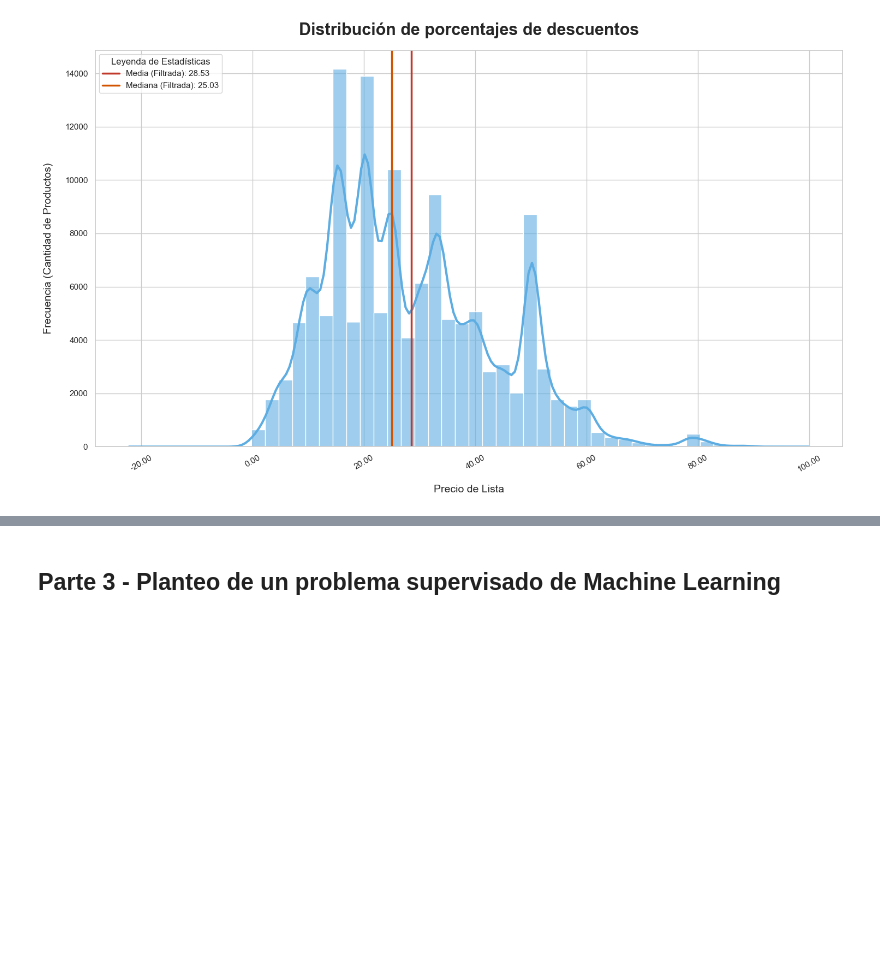
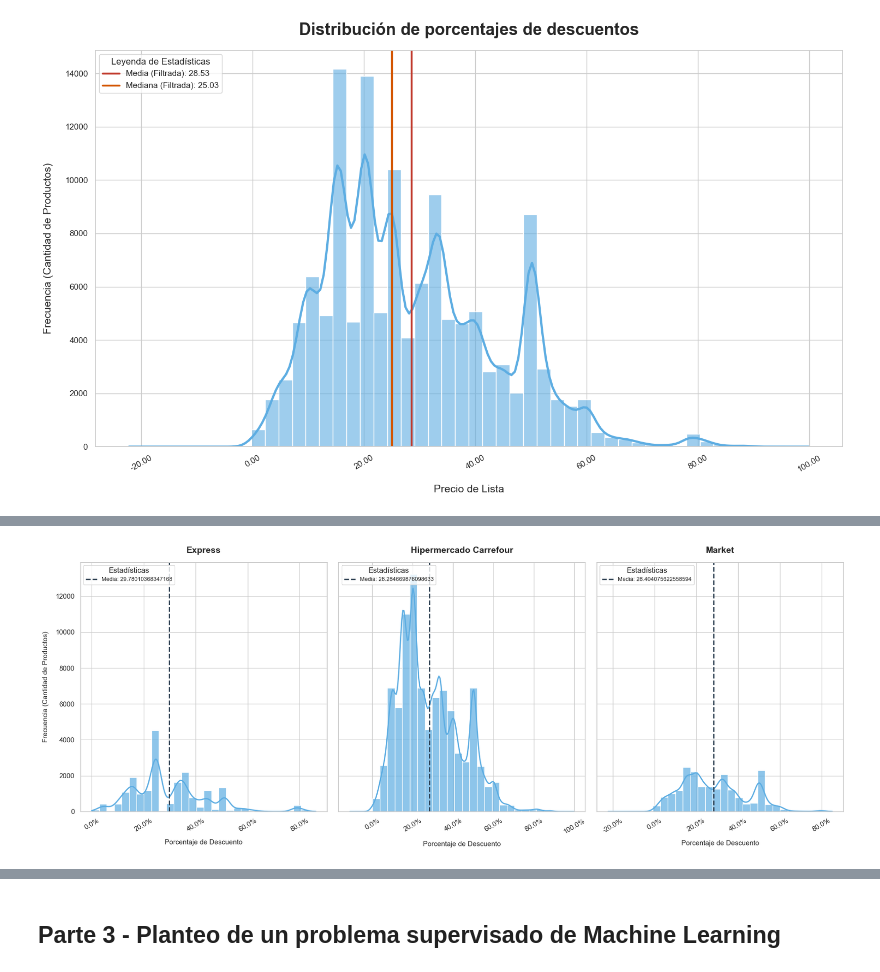
Before and after one commit to Nahuel-Otonelo/Analisis_de_datos, a Jupyter notebook: TP1_Analisis_de_datos.ipynb, the cells around one changed output, grey strips where cells are left out. Cells and saved outputs as stored; diff of their text form; code cells hidden in the pictures; blank space fills up the shorter version.

```diff
--- a/TP1_Analisis_de_datos.ipynb
+++ b/TP1_Analisis_de_datos.ipynb
@@ -276,0 +540,15 @@ if 'precio' in producto.columns:
+# %%
+df['id_bandera'] = df['id_bandera'].astype(pd.Int64Dtype())
+df['sucursales_tipo'] = df['sucursales_tipo'].astype(str)
+
+# --- Generar la tabla de frecuencia cruzada ---
+
+print("Tabla de Frecuencia Cruzada (Crosstab):")
+crosstab_result = pd.crosstab(df['sucursales_tipo'], df['id_bandera'])
+#print(crosstab_result)
+
+# --- Si quieres ver los totales por fila (tipo de sucursal) ---
+#print("\nTabla con Totales por Tipo de Sucursal:")
+crosstab_with_totals = pd.crosstab(df['sucursales_tipo'], df['id_bandera'], margins=True, margins_name='Total')
+#print(crosstab_with_totals)
+crosstab_with_totals
@@ -803,0 +1067,81 @@ plt.show()
+# %%
+
+# 1. Definir las columnas a utilizar
+columna_descuento = 'descuento'
+columna_agrupacion = 'comercio_bandera_nombre'
+
+# Limpieza y obtención de nombres únicos de banderas
+if columna_agrupacion in df.columns:
+    df[columna_agrupacion] = df[columna_agrupacion].str.strip()
+    nombres_banderas_unicas = sorted(df[columna_agrupacion].dropna().unique())
+else:
+    print(f"Error: La columna '{columna_agrupacion}' no se encuentra en el DataFrame.")
+    exit()
+
+n_plots = len(nombres_banderas_unicas)
+if n_plots == 0:
+    print(f"No hay datos válidos en la columna '{columna_agrupacion}' para graficar.")
+    exit()
+
+# 2. Establecer el estilo y el tamaño del gráfico
+sns.set_theme(style="whitegrid", palette="rocket")
+fig, axes = plt.subplots(1, n_plots, figsize=(18, 7), sharey=True)
+
+if n_plots == 1:
+    axes = [axes]
+
+# 3. Graficar en cada subplot
+for i, nombre_bandera_actual in enumerate(nombres_banderas_unicas):
+    data_filtrada = df[df[columna_agrupacion] == nombre_bandera_actual].copy()
+
+    ax = axes[i]
+
+    # Graficar el histograma y la curva KDE
+    sns.histplot(
+        data=data_filtrada,
+        x=columna_descuento,
+        bins=30,
+        kde=True,
+        color='#5dade2',
+        alpha=0.7,
+        line_kws={'linewidth': 2, 'color': '#2c3e50'},
+        ax=ax
+    )
+
+    # Calcular la media de descuento para el grupo actual
+    media_descuento = data_filtrada[columna_descuento].mean()
+
+    # Formatear la media para mostrarla
+    media_formateada = f"{media_descuento}" # Formato de porcentaje con un decimal
+
+    # Añadir una línea vertical para indicar la media
+    ax.axvline(media_descuento, color='#2c3e50', linestyle='--', linewidth=2, label=f'Media: {media_formateada}')
+
+    # Títulos y Etiquetas
+    ax.set_title(f"{nombre_bandera_actual}", fontsize=14, pad=15, weight='bold')
+    ax.set_xlabel("Porcentaje de Descuento", fontsize=11, labelpad=10)
+    if i == 0:
+        ax.set_ylabel("Frecuencia (Cantidad de Productos)", fontsize=11, labelpad=10)
+    else:
+        ax.set_ylabel("")
+
+    # Formatear el eje X
+    formatter = mticker.FormatStrFormatter('%.1f%%')
+    ax.xaxis.set_major_formatter(formatter)
+    ax.tick_params(axis='x', rotation=30)
+
+    # 9. Añadir la leyenda específica para la media del subplot actual
+    # El parámetro 'label' en ax.axvline se usa para crear la entrada de la leyenda
+    ax.legend(title='Estadísticas', fontsize=9, loc='upper left') # Añadir leyenda por subplot
+
+
+# Ajustar el layout general
+plt.tight_layout()
+
+# Guardar la figura (opcional)
+# plt.savefig('distribucion_descuentos_con_media_por_bandera.png', dpi=300, bbox_inches='tight')
+
+# Mostrar el gráfico
+plt.show()
+# %% [output]
+[figure, added]
```
Also changed, not shown: parts of 75 cells of this notebook, 1 other file.
